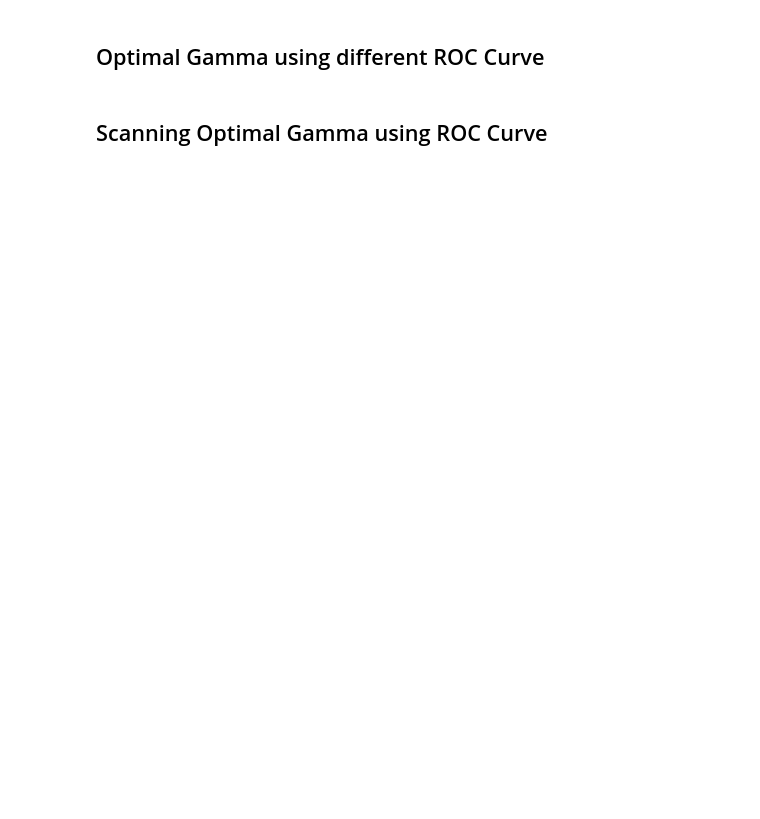
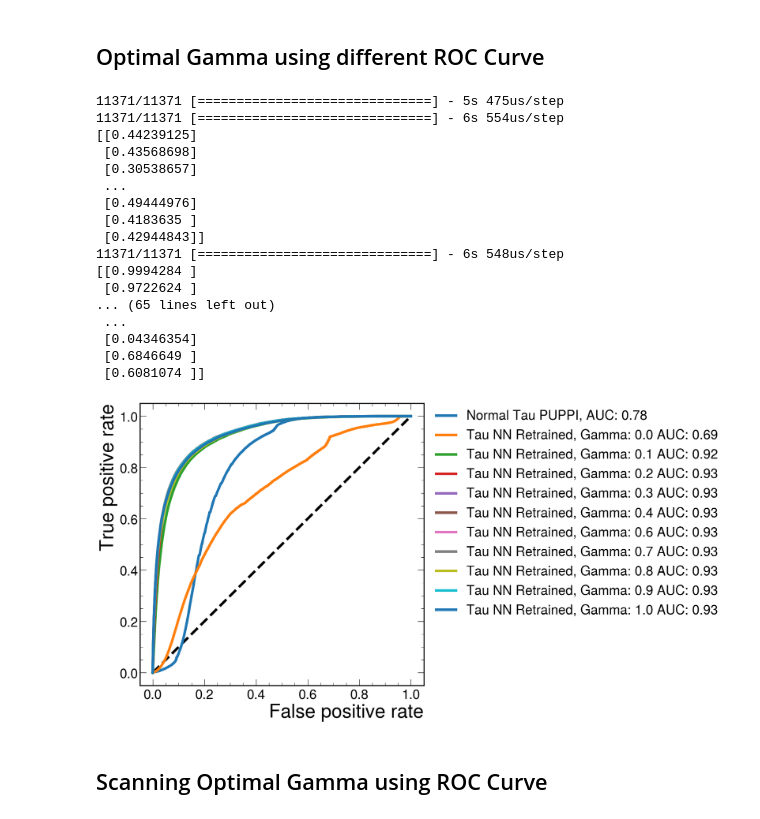
Before and after one commit to ofoofoo/Tau_L1, a Jupyter notebook: notebooks/tau_pt_regress/tau_pt_regression_classifier_merge.ipynb, the cells around one changed output. Cells and saved outputs as stored; diff of their text form; code cells hidden in the pictures; blank space fills up the shorter version.

```diff
--- a/notebooks/tau_pt_regress/tau_pt_regression_classifier_merge.ipynb
+++ b/notebooks/tau_pt_regress/tau_pt_regression_classifier_merge.ipynb
@@ -653,3 +700,59 @@ plt.show()
+# %%
+NormalModel = load_model('../../models/Feb_4_2023_JetMetTalk_v1_SigPtTruth20.h5')
+#model_id_name = '../../models/Feb_4_2023_JetMetTalk_v1_SigPtTruth20.h5'
+# model_pt_regress_name = '../models/merged_pt_regress_jet_ID.h5'
+# #model_id = load_model(model_id_name)
+# model_train_id = load_model(model_pt_regress_name)
+
+
+y_pred_normal = NormalModel.predict(X_test)
+fpr_normal, tpr_normal, _ = roc_curve(y_test_jetID,y_pred_normal)
+#     auc_score_normal = round(auc(fpr_normal, tpr_normal),2)
+auc_score_normal = round(auc(fpr_normal, tpr_normal), 2)
+#Create plot for ROC
+plt.figure(1)
+
+plt.plot([0,1],[0,1],'k--')
+plt.plot(fpr_normal, tpr_normal, label = 'Normal Tau PUPPI, AUC: {}'.format(auc_score_normal))
+#Establish labels and save image
+plt.xlabel('False positive rate')
+plt.ylabel('True positive rate')
+
+
+for i in range(len(trained_models)):
+    y_pred_mono = trained_models[i].predict(X_test)[0]
+    print(y_pred_mono)
+    fpr_mono, tpr_mono, _ = roc_curve(y_test_jetID, y_pred_mono)
+#     auc_score_mono = round(auc(fpr_mono, tpr_mono),2)
+    auc_score_mono = round(auc(fpr_mono, tpr_mono), 2)
+
+
+
+
+    plt.plot(fpr_mono, tpr_mono, label = 'Tau NN Retrained, Gamma: ' + str(round(gammas[i], 1)) + ' AUC: {}'.format(auc_score_mono))
+
+
+plt.legend(bbox_to_anchor=(1.02, 1), loc='upper left', borderaxespad=0)
+plt.show()
+# %% [output]
+11371/11371 [==============================] - 5s 475us/step
+11371/11371 [==============================] - 6s 554us/step
+[[0.44239125]
+ [0.43568698]
+ [0.30538657]
+ ...
+ [0.49444976]
+ [0.4183635 ]
+ [0.42944843]]
+11371/11371 [==============================] - 6s 548us/step
+[[0.9994284 ]
+ [0.9722624 ]
+... (65 lines left out)
+ ...
+ [0.04346354]
+ [0.6846649 ]
+ [0.6081074 ]]
+[figure, added]
 # %% [markdown]
 ## Scanning Optimal Gamma using ROC Curve
 # %%
```
Also changed, not shown: parts of 25 cells of this notebook, 7 other files.
